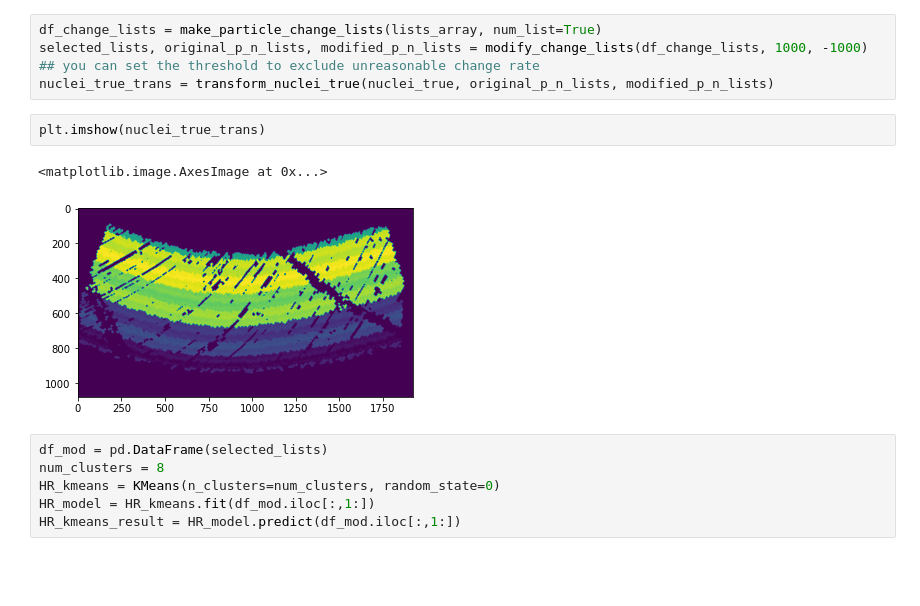
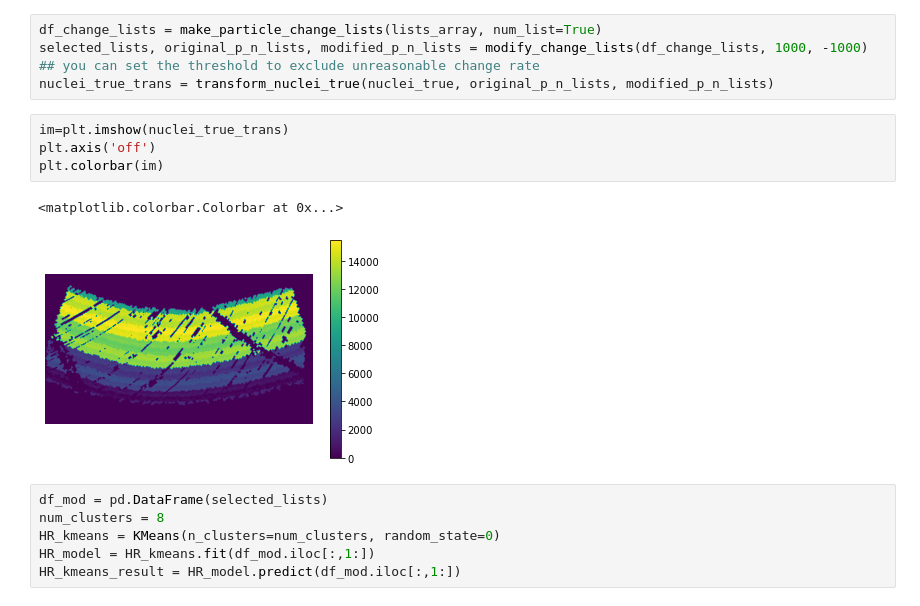
Before and after one commit to pywood21/holz_202209, a Jupyter notebook: kmeans_clustering.ipynb, the cells around one changed output. Drawn from its saved outputs; the diff is of its cells as text; blank space fills up the shorter version.

```diff
--- a/kmeans_clustering.ipynb
+++ b/kmeans_clustering.ipynb
@@ -13,10 +13,12 @@ df_change_lists = make_particle_change_lists(lists_array, num_list=True)
 selected_lists, original_p_n_lists, modified_p_n_lists = modify_change_lists(df_change_lists, 1000, -1000) ## you can set the threshold to exclude unreasonable change rate
 nuclei_true_trans = transform_nuclei_true(nuclei_true, original_p_n_lists, modified_p_n_lists)
 # %%
-plt.imshow(nuclei_true_trans)
+im=plt.imshow(nuclei_true_trans)
+plt.axis('off')
+plt.colorbar(im)
 # %% [output]
-<matplotlib.image.AxesImage at 0x...>
+<matplotlib.colorbar.Colorbar at 0x...>
-[figure, old version]
+[figure, new version]
 # %%
 df_mod = pd.DataFrame(selected_lists)
 num_clusters = 8
```
Also changed, not shown: 2 other files.
